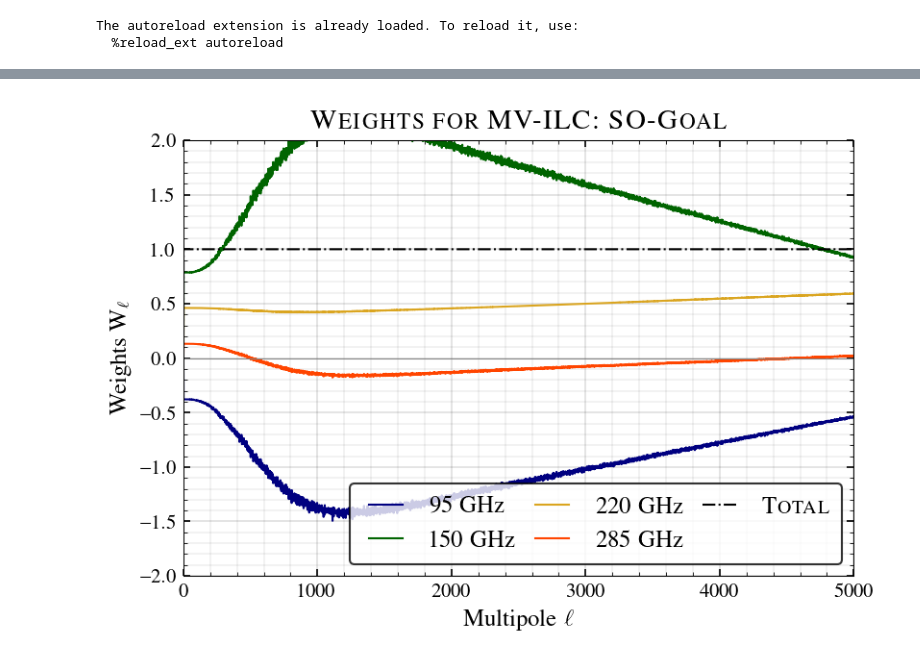
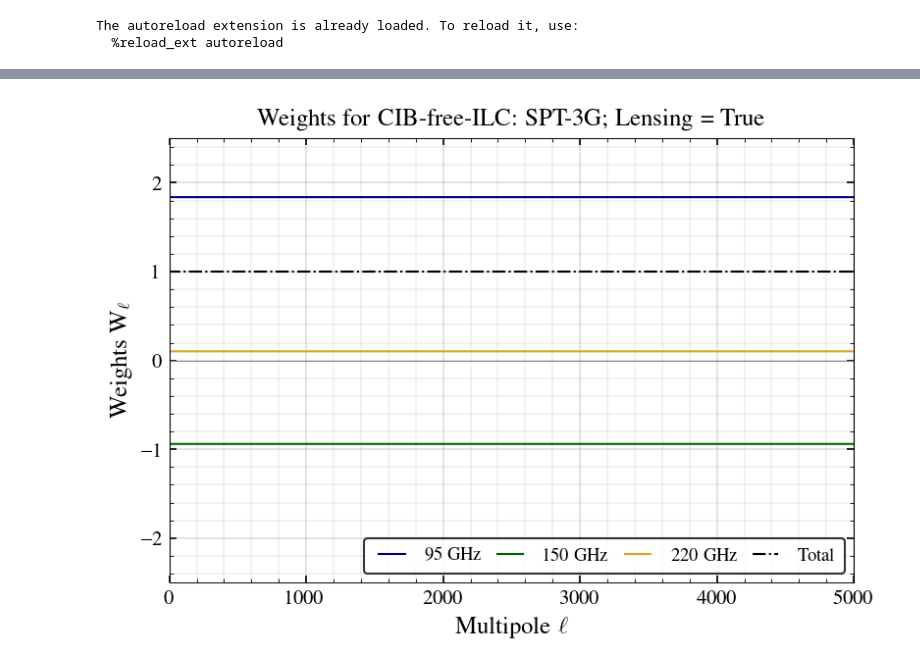
Before and after one commit to sriniraghunathan/cross_ilc_methods_paper, a Jupyter notebook: make_paper_plots.ipynb, the cells around one changed output, grey strips where cells are left out. Drawn from its saved outputs; the diff is of its cells as text; code cells hidden in the pictures.

```diff
--- a/make_paper_plots.ipynb
+++ b/make_paper_plots.ipynb
@@ -177,7 +203,12 @@ for cntr, comp in enumerate( ['CIB', 'tSZ'] ):
         cib_ilc_residual_mv = cib_ilc_residuals_dict[expname][reqd_ilc_keyname]
         tsz_ilc_residual_mv = tsz_ilc_residuals_dict[expname][reqd_ilc_keyname]
 
-        lwval = 1.
+        if perform_smoothing:
+            cib_ilc_residual_mv=ndimage.filters.gaussian_filter1d(cib_ilc_residual_mv,sigma=25)
+            tsz_ilc_residual_mv=ndimage.filters.gaussian_filter1d(tsz_ilc_residual_mv,sigma=25)
+            lwval = 1.5
+        else:
+            lwval = 1.
 
         if (1): #take mean for a certain \ell_range
             ##delta_el = 200
@@ -207,17 +238,14 @@ for cntr, comp in enumerate( ['CIB', 'tSZ'] ):
                 plot(els_to_plot, dl_fac * tsz_ilc_residual_mv, lw=lwval, color = colorval, ls = '-')
 
     #title
-    #title_str = r'\textsc{%s-ILC: {\rm %s} residuals' %(ilc_keyname_dict[reqd_ilc_keyname], comp)
     title_str = r'%s ILC: %s residuals' %(ilc_keyname_dict[reqd_ilc_keyname], comp)
     title(title_str, fontsize = fsval)
 
     #labels
-    #xlabel(r'\textsc{Multipole $\ell$}', fontsize = fsval)
     xlabel(r'Multipole $\ell$', fontsize = fsval)
     fn_format_axis(ax,fsval-2,fsval-2)
 
     if (1): #legend
-        #if comp == 'CIB':
         if comp == 'tSZ':
             legend(loc = 2, fontsize = fsval-2, ncol = 2, columnspacing = 1., framealpha=1.)
 
@@ -227,13 +255,11 @@ for cntr, comp in enumerate( ['CIB', 'tSZ'] ):
     if ratio_plot:
         axhline(1., lw = 2., color = 'lightgray')
         ymin, ymax = 0., 2.5
-        #ylabel(r'\textsc{Ratio: {\rm %s/kSZ}}' %(comp), fontsize = fsval)
         ylab = r'Ratio: {\rm CIB or tSZ/kSZ}'
     else:
         axhline(3., lw = 0.5)
         ymin, ymax = 0.1, 2e2
-        #ylabel(r'\textsc{D$_{\ell}$ [$\mu$K$^{2}$]}', fontsize = fsval)
-        ylab=r'D$_{\ell}$ [$\mu$K$^{2}$]'
+        ylab=r'$\ell(\ell+1)\ C_{\ell} / 2\pi$ [$\mu$K$^{2}$]'
 
     if cntr == 0:
         ylabel(ylab, fontsize = fsval)
@@ -244,6 +270,7 @@ for cntr, comp in enumerate( ['CIB', 'tSZ'] ):
     #grid
     #grid(which = 'major', axis = 'both', lw = 0.1, color = 'black')
     #grid(which = 'minor', axis = 'both', lw = 0.05, color = 'black')
+    grid(True, which='both', axis = 'both', lw = 0.5, alpha = 0.1)
 
 if (0): #add legend
     xloc, yloc = 0.1, -.07
@@ -377,15 +782,34 @@ show()
 # %%
 #read and show weights
-#reqd_ilc_keynme = 'mv'
+which_fg_model = 'agora'
 #reqd_expname = 's4_wide'
-reqd_ilc_keynme = 'tszfree'
-reqd_expname = 'so_goal'
-assert reqd_ilc_keynme in ilc_keyname_arr
-assert reqd_expname in list( exp_specs_dict.keys() )
+#reqd_ilc_keyname = 'mv'
+#reqd_ilc_keyname = 'tszfree'
+reqd_ilc_keyname = 'cibfree'
+#reqd_expname = 'so_goal'
+#reqd_expname = 'so_baseline'
+reqd_expname = 'spt3g'
 
+for_lensing = True
+if for_lensing:
+    fname = 'publish/data/ilc_weights_residuals_%s_fg_model_forlensing.npy' %(which_fg_model)
+else:
+    fname = 'publish/data/ilc_weights_residuals_%s_fg_model.npy' %(which_fg_model)
+ilc_dict = np.load(fname, allow_pickle = True).item()
+print(ilc_dict.keys())
 
+#different types of ILC considered
+ilc_keyname_arr = ilc_dict['ilc_keyname_arr']
+#print(ilc_keyname_arr)
+
+#ILC weights
+weights_dict = ilc_dict['weights']
+print(weights_dict.keys())
 #el range
 els = ilc_dict['el']
+
+assert reqd_ilc_keyname in ilc_keyname_arr
+assert reqd_expname in list( exp_specs_dict.keys() )
 
 #frequency bands
 if reqd_expname in ['s4_wide', 's4_deep', 'so_baseline', 'so_goal']:
@@ -397,8 +821,20 @@ elif reqd_expname == 'spt4':
 band_color_dict = {95: 'navy', 150: 'darkgreen', 220: 'goldenrod', 285: 'orangered', 345: 'darkred'}
 
 #N_band x lmax array
-weights_arr = weights_dict[reqd_expname][reqd_ilc_keynme]
-np.save('so_goal_weights_ynull.npy', weights_arr)
+weights_arr = weights_dict[reqd_expname][reqd_ilc_keyname]
+
+#save weights
+'''
+if reqd_ilc_keyname == 'tszfree':
+    np.save('so_goal_weights_ynull.npy', weights_arr)
+elif reqd_ilc_keyname == 'cibfree':
+    np.save('so_goal_weights_cibnull.npy', weights_arr)
+'''
+opfname = 'publish/data/%s_weights_%s' %(reqd_expname, reqd_ilc_keyname)
+if for_lensing:
+    opfname = '%s_forlensing' %(opfname)
+opfname = '%s.npy' %(opfname)
+np.save(opfname, weights_arr)
 print(weights_arr.shape)
 
 #plot weights
@@ -406,18 +842,19 @@ fsval = 12
 ax = subplot(111)
 
 for w, nu in zip(weights_arr, nu_arr):
+    print(w)
     plot(els, w, color = band_color_dict[nu], label = r'%s GHz' %(nu))
 
 weights_sum = np.sum(weights_arr, axis = 0)
-plot(els, weights_sum, color = 'black', ls = '-.', label = r'\textsc{Total}')
+plot(els, weights_sum, color = 'black', ls = '-.', label = r'Total')
 axhline(0., lw=0.5, color = 'gray')
 
 #title
-title_str = r'\textsc{Weights for %s-ILC: %s' %(ilc_keyname_dict[reqd_ilc_keyname], exp_specs_dict[reqd_expname][0])
-title(title_str, fontsize = fsval+2)
+title_str = r'Weights for %s-ILC: %s; Lensing = %s' %(ilc_keyname_dict[reqd_ilc_keyname], exp_specs_dict[reqd_expname][0], for_lensing)
+title(title_str, fontsize = fsval)
 
 #legend
-legend(loc = 4, fontsize = fsval, ncol = 3, columnspacing=0.5)
+legend(loc = 4, fontsize = fsval-3, ncol = 5, columnspacing=0.5)
 
 #labels
 xlabel(r'Multipole $\ell$', fontsize = fsval)
@@ -426,7 +863,7 @@ ylabel(r'Weights W$_{\ell}$', fontsize = fsval)
 #limits
 xmin, xmax = 0, 5000.
 #ymin, ymax = -1.2, 1.2
-ymin, ymax = -2., 2.
+ymin, ymax = -2.5, 2.5
 xlim(xmin, xmax); ylim(ymin, ymax)
 
 #grid
@@ -434,7 +871,10 @@ grid(which = 'major', axis = 'both', lw = 0.1, color = 'black')
 grid(which = 'minor', axis = 'both', lw = 0.05, color = 'black')
 
 #save
-plname = 'plots/ilc_weights_%s_%s.pdf' %(reqd_ilc_keynme, reqd_expname)
-savefig(plname, dpi = 200.)
+plname = 'plots/ilc_weights_%s_%s' %(reqd_ilc_keyname, reqd_expname)
+if for_lensing:
+    planme = '%s_forlensing' %(plname)
+plname = '%s.png' %(plname)
+#savefig(plname, dpi = 200.)
 show()
 # %% [output]
@@ -442 +888 @@ show()
-[figure, old version]
+[figure, new version]
```
Also changed, not shown: parts of 19 cells of this notebook, 27 other files.
